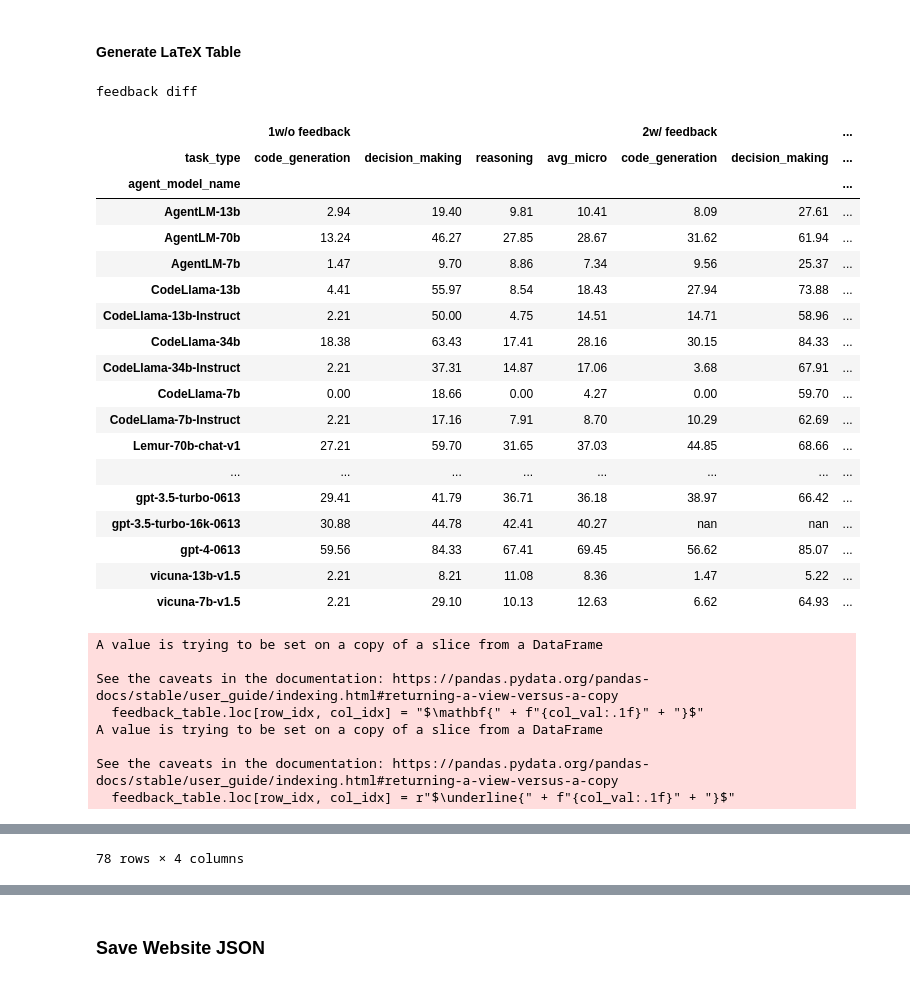
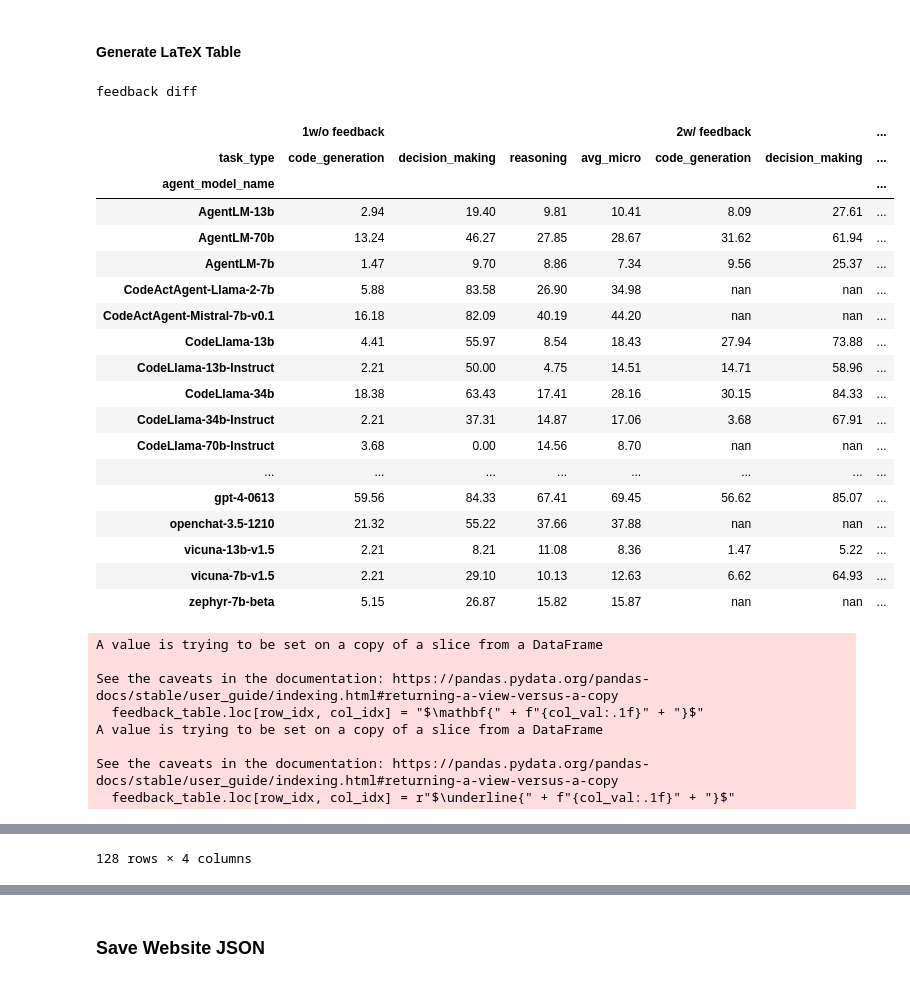
Before and after one commit to xingyaoww/mint-bench, a Jupyter notebook: scripts/notebook/analyze_outputs.ipynb, the cells around one changed output, grey strips where cells are left out. Drawn from its saved outputs; the diff is of its cells as text; code cells hidden in the pictures.

```diff
--- a/scripts/notebook/analyze_outputs.ipynb
+++ b/scripts/notebook/analyze_outputs.ipynb
@@ -299,7 +704,7 @@ def parse_modelname(name):
 # %%
 print("SR")
 main_table_sr = generate_table(
-    "exp_setting == 'max5_p2+tool+cd' and feedback_setting == 'None' and feedback_model_name == 'None'", mode="sr", display_table=False
+    "exp_setting == 'max5_p2+tool+cd' and feedback_setting == 'None' and feedback_model_name == 'None'", mode="sr"
 )
 display(main_table_sr.sort_values(by="avg_micro").style.format("{:.2f}").background_gradient(cmap='Blues', axis=1))
 
@@ -413,0 +738,9 @@ _view.style.background_gradient(cmap='Blues', axis=1)
+# %%
+interaction_turns = get_interaction_turns()
+interaction_turns = interaction_turns[~interaction_turns.agent_model_name.map(is_filtered_model)]
+interaction_turns_by_task_name = get_interaction_turns(by_task_name=True)
+interaction_turns_by_task_name = interaction_turns_by_task_name[~interaction_turns_by_task_name.agent_model_name.map(is_filtered_model)]
+# %%
+display(
+    interaction_turns.set_index(["agent_model_name", "n_turns", "task_type"])["success_rate"].unstack().style.format("{:.2f}").background_gradient(cmap='Blues', axis=1)
+)
@@ -822,80 +1213,79 @@ def plot_feedback_diff_table(
     feedback_table = pd.concat([open_source_table, closed_source_table, gpt4])
     display(feedback_table)
 
-    # ADD SPECIFIC TAG
-    def add_superscript(index, col, tag):
-        feedback_table.loc[index, col] = "$^{" + tag + "}" + feedback_table.loc[index, col].lstrip("$")
+    # # ADD SPECIFIC TAG
+    # def add_superscript(index, col, tag):
+    #     feedback_table.loc[index, col] = "$^{" + tag + "}" + feedback_table.loc[index, col].lstrip("$")
 
-    # Not producing desired format
-    add_superscript((r"\texttt{CodeLlama}", "7B", "Base", "no feedback"), "Reasoning", "*")
-    add_superscript((r"\texttt{CodeLlama}", "7B", "Base", "no feedback"), "Code Generation", "*")
+    # # Not producing desired format
+    # add_superscript((r"\texttt{CodeLlama}", "7B", "Base", "no feedback"), "Reasoning", "*")
+    # add_superscript((r"\texttt{CodeLlama}", "7B", "Base", "no feedback"), "Code Generation", "*")
 
-    # CodeLLaMA [PYTHON] issue
-    add_superscript((r"\texttt{CodeLlama}", "13B", "SIFT", "no feedback"), "Code Generation", r"\dagger")
-    add_superscript((r"\texttt{CodeLlama}", "34B", "SIFT", "no feedback"), "Code Generation", r"*\dagger")
+    # # CodeLLaMA [PYTHON] issue
+    # add_superscript((r"\texttt{CodeLlama}", "13B", "SIFT", "no feedback"), "Code Generation", r"\dagger")
+    # add_superscript((r"\texttt{CodeLlama}", "34B", "SIFT", "no feedback"), "Code Generation", r"*\dagger")
 
-    add_superscript((r"\texttt{LLaMA-2}", "7B", "RLHF", "no feedback"), "Decision-Making", "*")
+    # add_superscript((r"\texttt{LLaMA-2}", "7B", "RLHF", "no feedback"), "Decision-Making", "*")
 
-    # add_superscript((r"\texttt{Lemur-v1}", "70B", "SIFT", "no feedback"), "Reasoning", "*")
-    # add_superscript((r"\texttt{Lemur-v1}", "70B", "SIFT", "no feedback"), "Decision-Making", "*")
-    # add_superscript((r"\texttt{Lemur-v1}", "70B", "SIFT", "no feedback"), "Code Generation", "*")
+    # # add_superscript((r"\texttt{Lemur-v1}", "70B", "SIFT", "no feedback"), "Reasoning", "*")
+    # # add_superscript((r"\texttt{Lemur-v1}", "70B", "SIFT", "no feedback"), "Decision-Making", "*")
+    # # add_superscript((r"\texttt{Lemur-v1}", "70B", "SIFT", "no feedback"), "Code Generation", "*")
 
-    # vicuna \_ issue
-    add_superscript((r"\texttt{Vicuna-v1.5}", "7B", "SIFT", "no feedback"), "Reasoning", r"\dagger")
-    add_superscript((r"\texttt{Vicuna-v1.5}", "7B", "SIFT", "no feedback"), "Code Generation", r"\dagger")
-    add_superscript((r"\texttt{Vicuna-v1.5}", "13B", "SIFT", "no feedback"), "Reasoning", r"\dagger")
-    add_superscript((r"\texttt{Vicuna-v1.5}", "13B", "SIFT", "no feedback"), "Decision-Making", r"\dagger")
-    add_superscript((r"\texttt{Vicuna-v1.5}", "13B", "SIFT", "no feedback"), "Code Generation", r"\dagger")
+    # # vicuna \_ issue
+    # add_superscript((r"\texttt{Vicuna-v1.5}", "7B", "SIFT", "no feedback"), "Reasoning", r"\dagger")
+    # add_superscript((r"\texttt{Vicuna-v1.5}", "7B", "SIFT", "no feedback"), "Code Generation", r"\dagger")
+    # add_superscript((r"\texttt{Vicuna-v1.5}", "13B", "SIFT", "no feedback"), "Reasoning", r"\dagger")
+    # add_superscript((r"\texttt{Vicuna-v1.5}", "13B", "SIFT", "no feedback"), "Decision-Making", r"\dagger")
+    # add_superscript((r"\texttt{Vicuna-v1.5}", "13B", "SIFT", "no feedback"), "Code Generation", r"\dagger")
 
-    add_superscript((r"\texttt{chat-bison-001}", "-", "-", "no feedback"), "Reasoning", "*")
-    add_superscript((r"\texttt{chat-bison-001}", "-", "-", "no feedback"), "Code Generation", "*")
+    # add_superscript((r"\texttt{chat-bison-001}", "-", "-", "no feedback"), "Reasoning", "*")
+    # add_superscript((r"\texttt{chat-bison-001}", "-", "-", "no feedback"), "Code Generation", "*")
 
     # print latex
     print(feedback_table.to_latex(
         escape=False,
         multirow=True,
         column_format="llllll|l"
     ))
     return feedback_table
 
 gpt4_feedback_sr = generate_table(
     "exp_setting == 'max5_p2+tool+cd' and feedback_setting == 'PHF=no_GT-textual' and feedback_model_name == 'gpt-4-0613'",
-    mode='sr',
-    display_table=False
+    mode='sr'
 )
 feedback_table = plot_feedback_diff_table(
     gpt4_feedback_sr, main_table_sr,
     filter_models=[
         "vicuna-7b-v1.5-16k",
         "vicuna-13b-v1.5-16k",
         "gpt-3.5-turbo-16k-0613",
         # "CodeLlama-7b",
         # "CodeLlama-13b",
         # "CodeLlama-34b",
         # "Lemur-70b-chat-v1"
     ]
 )
 # %% [output]
 feedback diff
 |  | 1w/o feedback |  |  |  | 2w/ feedback |  | ... |
 | task_type | code_generation | decision_making | reasoning | avg_micro | code_generation | decision_making | ... |
 | agent_model_name |  |  |  |  |  |  | ... |
 | AgentLM-13b | 2.94 | 19.40 | 9.81 | 10.41 | 8.09 | 27.61 | ... |
 | AgentLM-70b | 13.24 | 46.27 | 27.85 | 28.67 | 31.62 | 61.94 | ... |
 | AgentLM-7b | 1.47 | 9.70 | 8.86 | 7.34 | 9.56 | 25.37 | ... |
+| CodeActAgent-Llama-2-7b | 5.88 | 83.58 | 26.90 | 34.98 | nan | nan | ... |
+| CodeActAgent-Mistral-7b-v0.1 | 16.18 | 82.09 | 40.19 | 44.20 | nan | nan | ... |
 | CodeLlama-13b | 4.41 | 55.97 | 8.54 | 18.43 | 27.94 | 73.88 | ... |
 | CodeLlama-13b-Instruct | 2.21 | 50.00 | 4.75 | 14.51 | 14.71 | 58.96 | ... |
 | CodeLlama-34b | 18.38 | 63.43 | 17.41 | 28.16 | 30.15 | 84.33 | ... |
 | CodeLlama-34b-Instruct | 2.21 | 37.31 | 14.87 | 17.06 | 3.68 | 67.91 | ... |
-| CodeLlama-7b | 0.00 | 18.66 | 0.00 | 4.27 | 0.00 | 59.70 | ... |
-| CodeLlama-7b-Instruct | 2.21 | 17.16 | 7.91 | 8.70 | 10.29 | 62.69 | ... |
-| Lemur-70b-chat-v1 | 27.21 | 59.70 | 31.65 | 37.03 | 44.85 | 68.66 | ... |
+| CodeLlama-70b-Instruct | 3.68 | 0.00 | 14.56 | 8.70 | nan | nan | ... |
 | ... | ... | ... | ... | ... | ... | ... | ... |
-| gpt-3.5-turbo-0613 | 29.41 | 41.79 | 36.71 | 36.18 | 38.97 | 66.42 | ... |
-| gpt-3.5-turbo-16k-0613 | 30.88 | 44.78 | 42.41 | 40.27 | nan | nan | ... |
 | gpt-4-0613 | 59.56 | 84.33 | 67.41 | 69.45 | 56.62 | 85.07 | ... |
+| openchat-3.5-1210 | 21.32 | 55.22 | 37.66 | 37.88 | nan | nan | ... |
 | vicuna-13b-v1.5 | 2.21 | 8.21 | 11.08 | 8.36 | 1.47 | 5.22 | ... |
 | vicuna-7b-v1.5 | 2.21 | 29.10 | 10.13 | 12.63 | 6.62 | 64.93 | ... |
+| zephyr-7b-beta | 5.15 | 26.87 | 15.82 | 15.87 | nan | nan | ... |
 A value is trying to be set on a copy of a slice from a DataFrame
 
 See the caveats in the documentation: https://pandas.pydata.org/pandas-docs/stable/user_guide/indexing.html#returning-a-view-versus-a-copy
@@ -917,7 +1307,7 @@ See the caveats in the documentation: https://pandas.pydata.org/pandas-docs/stab
 | \texttt{gpt-4-0613} | - | - | no feedback | $67.4$ | $84.3$ | $59.6$ | $69.5$ |
 |  |  |  | w/ \texttt{GPT-4} feedback | $67.1$ | $85.1$ | $56.6$ | $68.8$ |
 |  |  |  | $\Delta_{\texttt{feedback, gpt-4}}$ | \gcb{-0.3} | \gcb{+0.7} | \gcb{-2.9} | \gcb{-0.7} |
-78 rows × 4 columns
+128 rows × 4 columns
 \begin{tabular}{llllll|l}
 \toprule
                     &   &   &                                     &           Reasoning &     Decision-Making &     Code Generation &       Micro Average \\
```
Also changed, not shown: parts of 41 cells of this notebook.
